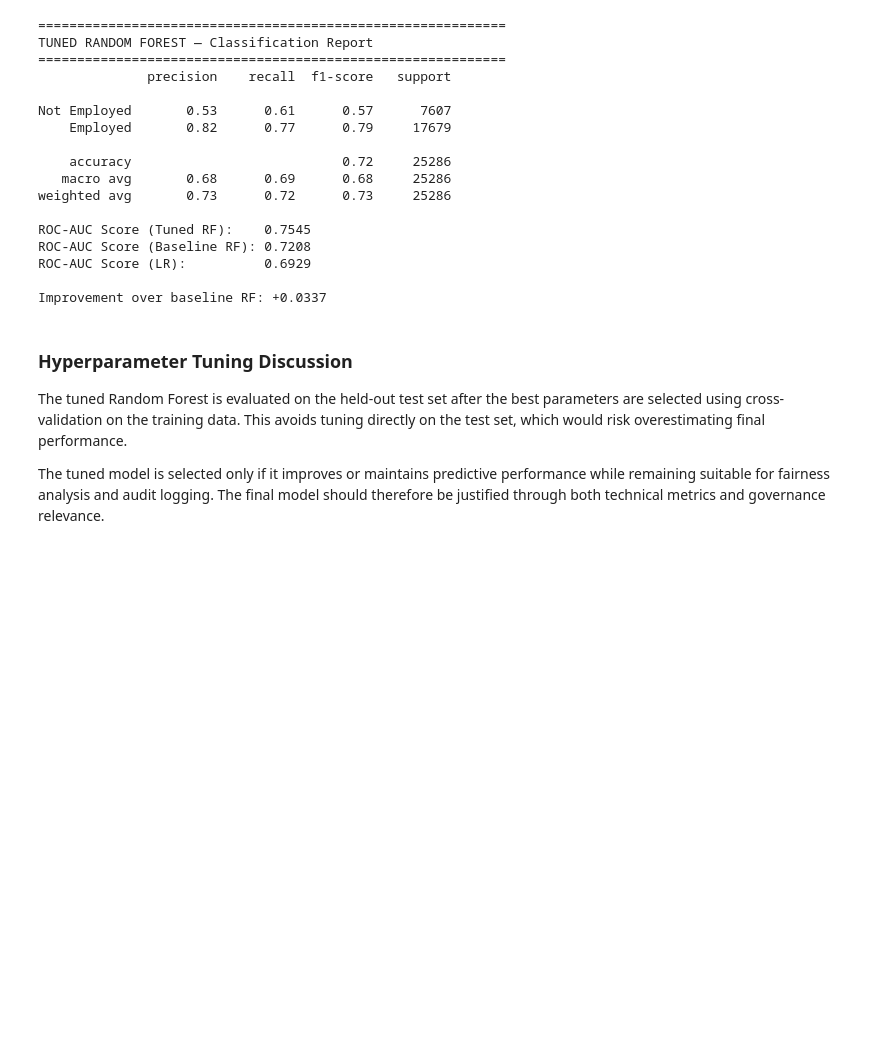
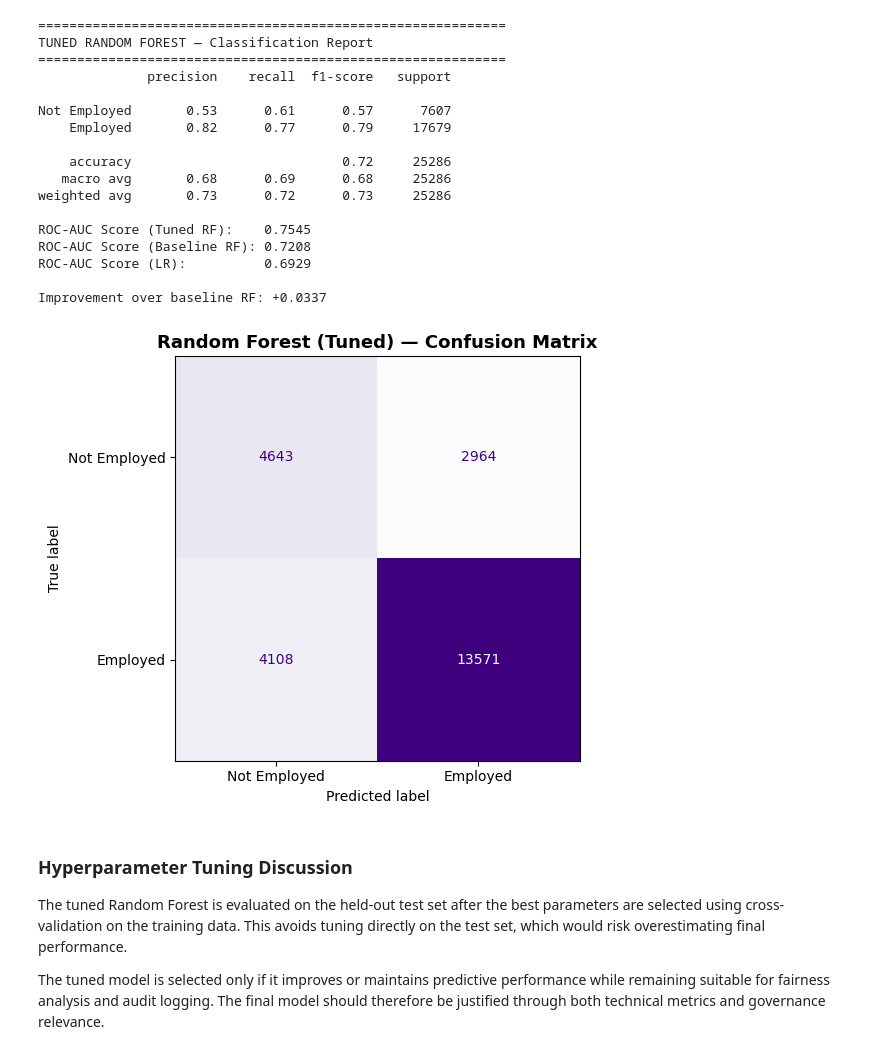
Before and after one commit to ClaraQuilapan/ca2-90-2022475, a Jupyter notebook: Final_Project_AI_Bias_Audit_Framework.ipynb, the cells around one changed output. Drawn from its saved outputs; the diff is of its cells as text; code cells hidden in the pictures; blank space fills up the shorter version.

Commit message:
Update Final_Project_AI_Bias_Audit_Framework.ipynb
Add RF Tuned Confusion Matrix

```diff
--- a/Final_Project_AI_Bias_Audit_Framework.ipynb
+++ b/Final_Project_AI_Bias_Audit_Framework.ipynb
@@ -1482,6 +1482,25 @@ ROC-AUC Score (Baseline RF): 0.7208
 ROC-AUC Score (LR):          0.6929
 
 Improvement over baseline RF: +0.0337
+# %%
+fig, ax = plt.subplots(figsize=(6, 5))
+
+ConfusionMatrixDisplay.from_predictions(
+    y_test, y_pred_tuned,
+    display_labels=["Not Employed", "Employed"],
+    colorbar=False,
+    cmap="Purples",
+    ax=ax
+)
+
+ax.set_title("Random Forest (Tuned) — Confusion Matrix",
+             fontsize=13, fontweight="bold")
+plt.tight_layout()
+plt.savefig("figures_du/rf_tuned_confusion_matrix.png",
+            dpi=300, bbox_inches="tight")
+plt.show()
+# %% [output]
+[figure, added]
 # %% [markdown]
 ### Hyperparameter Tuning Discussion
 
```
